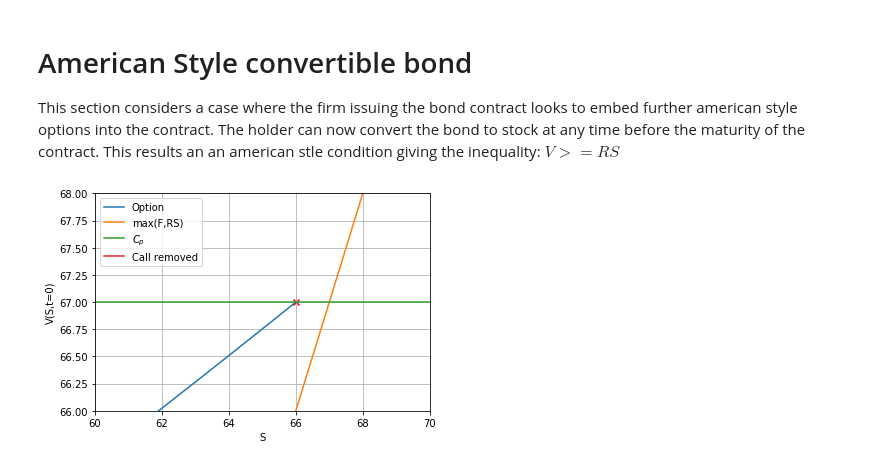
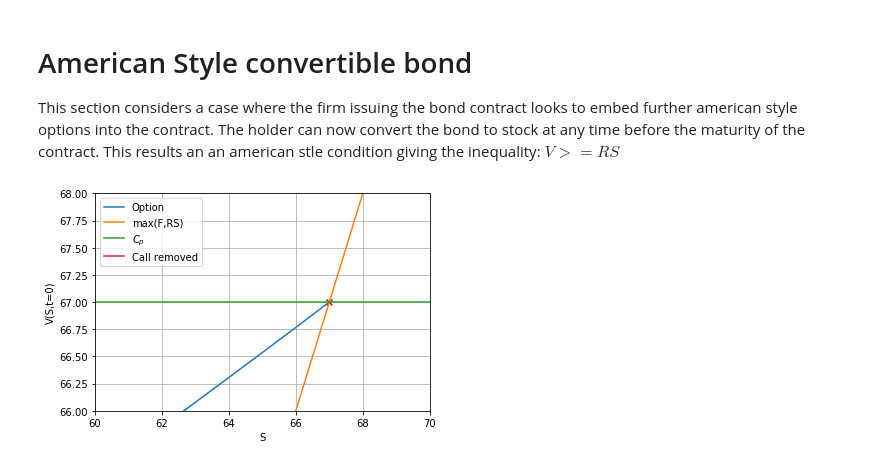
Before and after one commit to krishanj20/CrankNicolson, a Jupyter notebook: CrankNicolson/American Bond.ipynb, the cells around one changed output. Saved outputs shown, nothing was run; the diff lists cells and outputs as text; code cells hidden in the pictures.

```diff
--- a/CrankNicolson/American Bond.ipynb
+++ b/CrankNicolson/American Bond.ipynb
@@ -34,38 +34,41 @@ r = 0.0038
 T = 3
 F = 56
 R = 1
 sigma = 0.369
 #WHY HAS HE ADDED .47 to X?
 K = 56.47
 S0 = K
 
 COUPON = C* (1- np.exp((-(alpha+r)*T)))/(alpha+r)
 
 BOND = F*np.exp(-r*T)
 
 S_adap = []
 V_adap = []
-for i in range(len(S)):
-    Equity_part.append(max(S[i], COUPON+BOND))
+S_callremoved = []
+for i in range(100):
+    S_callremoved.append(i)
+for i in range(len(S_callremoved)):
+    Equity_part.append(max(i, COUPON+BOND))
     CALL.append(67)
-for i in range(66):
+for i in range(67):
     S_adap.append(i+1)
     V_adap.append(V[i])
 
 #plt.plot(S,V, label = "Option")
 plt.plot(S_adap,V_adap, label = "Option")
 
 #plt.plot(S,V_normal, label = " Without embeedded call option")
-plt.plot(S,Equity_part, label  = "max(F,RS)")
-plt.plot(S,CALL, label = "$C_{p}$")
-plt.plot(S,V_callremoved, label = "Call removed")
+plt.plot(S_callremoved,Equity_part, label  = "max(F,RS)")
+plt.plot(S_callremoved,CALL, label = "$C_{p}$")
+plt.plot(S_callremoved,V_callremoved, label = "Call removed")
 plt.xlabel("S")
-plt.scatter(66,67, marker = 'x', color = 'red')
+plt.scatter(67,67, marker = 'x', color = 'red')
 plt.ylabel('V(S,t=0)')
 plt.xlim([60,70])
 plt.ylim([66,68])
 plt.legend()
 plt.grid()
 plt.show()
 # %% [output]
-[figure, old version]
+[figure, new version]
```
Also changed, not shown: parts of 2 cells of this notebook, 22 other files.
